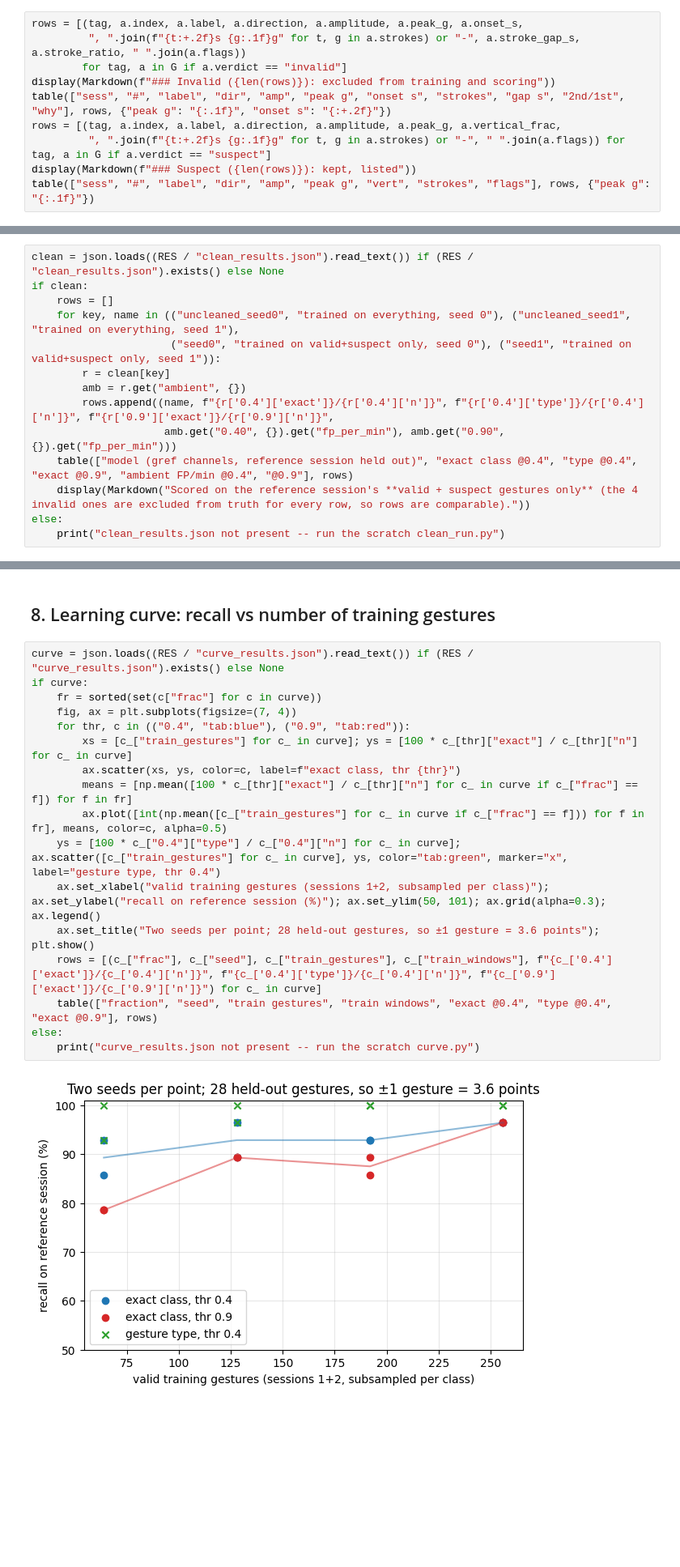
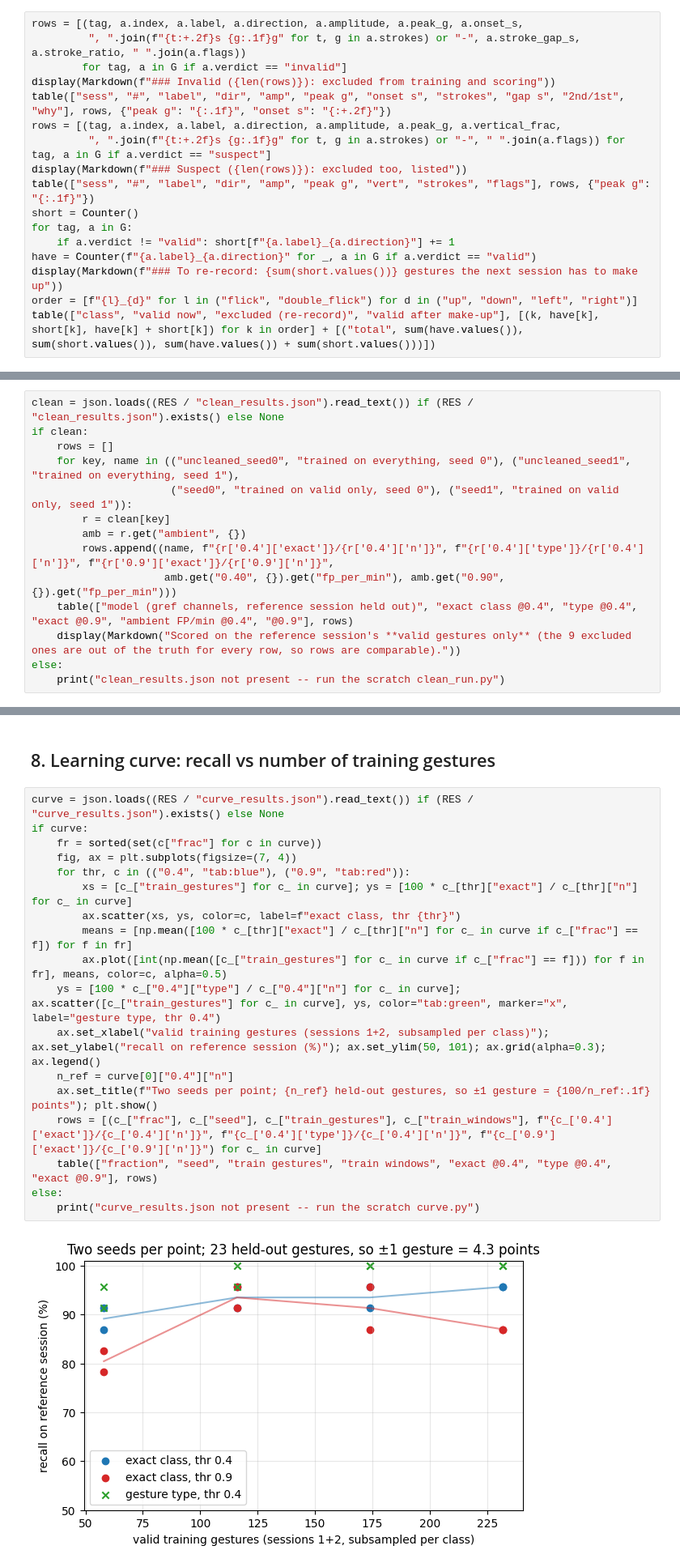
Before and after one commit to akashanand617/Claude_Whip, a Jupyter notebook: notebooks/data_quality.ipynb, the cells around one changed output, grey strips where cells are left out. Shown at 81% size. Drawn from its saved outputs; the diff is of its cells as text; blank space fills up the shorter version.

```diff
--- a/notebooks/data_quality.ipynb
+++ b/notebooks/data_quality.ipynb
@@ -182,8 +187,15 @@ display(Markdown(f"### Invalid ({len(rows)}): excluded from training and scoring
 table(["sess", "#", "label", "dir", "amp", "peak g", "onset s", "strokes", "gap s", "2nd/1st", "why"], rows, {"peak g": "{:.1f}", "onset s": "{:+.2f}"})
 rows = [(tag, a.index, a.label, a.direction, a.amplitude, a.peak_g, a.vertical_frac,
          ", ".join(f"{t:+.2f}s {g:.1f}g" for t, g in a.strokes) or "-", " ".join(a.flags)) for tag, a in G if a.verdict == "suspect"]
-display(Markdown(f"### Suspect ({len(rows)}): kept, listed"))
+display(Markdown(f"### Suspect ({len(rows)}): excluded too, listed"))
 table(["sess", "#", "label", "dir", "amp", "peak g", "vert", "strokes", "flags"], rows, {"peak g": "{:.1f}"})
+short = Counter()
+for tag, a in G:
+    if a.verdict != "valid": short[f"{a.label}_{a.direction}"] += 1
+have = Counter(f"{a.label}_{a.direction}" for _, a in G if a.verdict == "valid")
+display(Markdown(f"### To re-record: {sum(short.values())} gestures the next session has to make up"))
+order = [f"{l}_{d}" for l in ("flick", "double_flick") for d in ("up", "down", "left", "right")]
+table(["class", "valid now", "excluded (re-record)", "valid after make-up"], [(k, have[k], short[k], have[k] + short[k]) for k in order] + [("total", sum(have.values()), sum(short.values()), sum(have.values()) + sum(short.values()))])
 # %% [output]
 ### Invalid (12): excluded from training and scoring
 | sess | # | label | dir | amp | peak g | onset s | strokes | gap s | 2nd/1st | why |
@@ -310,13 +334,13 @@ clean = json.loads((RES / "clean_results.json").read_text()) if (RES / "clean_re
 if clean:
     rows = []
     for key, name in (("uncleaned_seed0", "trained on everything, seed 0"), ("uncleaned_seed1", "trained on everything, seed 1"),
-                      ("seed0", "trained on valid+suspect only, seed 0"), ("seed1", "trained on valid+suspect only, seed 1")):
+                      ("seed0", "trained on valid only, seed 0"), ("seed1", "trained on valid only, seed 1")):
         r = clean[key]
         amb = r.get("ambient", {})
         rows.append((name, f"{r['0.4']['exact']}/{r['0.4']['n']}", f"{r['0.4']['type']}/{r['0.4']['n']}", f"{r['0.9']['exact']}/{r['0.9']['n']}",
                      amb.get("0.40", {}).get("fp_per_min"), amb.get("0.90", {}).get("fp_per_min")))
     table(["model (gref channels, reference session held out)", "exact class @0.4", "type @0.4", "exact @0.9", "ambient FP/min @0.4", "@0.9"], rows)
-    display(Markdown("Scored on the reference session's **valid + suspect gestures only** (the 4 invalid ones are excluded from truth for every row, so rows are comparable)."))
+    display(Markdown("Scored on the reference session's **valid gestures only** (the 9 excluded ones are out of the truth for every row, so rows are comparable)."))
 else:
     print("clean_results.json not present -- run the scratch clean_run.py")
 # %% [output]
@@ -332,21 +356,22 @@ Scored on the reference session's **valid + suspect gestures only** (the 4 inval
 # %%
 curve = json.loads((RES / "curve_results.json").read_text()) if (RES / "curve_results.json").exists() else None
 if curve:
     fr = sorted(set(c["frac"] for c in curve))
     fig, ax = plt.subplots(figsize=(7, 4))
     for thr, c in (("0.4", "tab:blue"), ("0.9", "tab:red")):
         xs = [c_["train_gestures"] for c_ in curve]; ys = [100 * c_[thr]["exact"] / c_[thr]["n"] for c_ in curve]
         ax.scatter(xs, ys, color=c, label=f"exact class, thr {thr}")
         means = [np.mean([100 * c_[thr]["exact"] / c_[thr]["n"] for c_ in curve if c_["frac"] == f]) for f in fr]
         ax.plot([int(np.mean([c_["train_gestures"] for c_ in curve if c_["frac"] == f])) for f in fr], means, color=c, alpha=0.5)
     ys = [100 * c_["0.4"]["type"] / c_["0.4"]["n"] for c_ in curve]; ax.scatter([c_["train_gestures"] for c_ in curve], ys, color="tab:green", marker="x", label="gesture type, thr 0.4")
     ax.set_xlabel("valid training gestures (sessions 1+2, subsampled per class)"); ax.set_ylabel("recall on reference session (%)"); ax.set_ylim(50, 101); ax.grid(alpha=0.3); ax.legend()
-    ax.set_title("Two seeds per point; 28 held-out gestures, so ±1 gesture = 3.6 points"); plt.show()
+    n_ref = curve[0]["0.4"]["n"]
+    ax.set_title(f"Two seeds per point; {n_ref} held-out gestures, so ±1 gesture = {100/n_ref:.1f} points"); plt.show()
     rows = [(c_["frac"], c_["seed"], c_["train_gestures"], c_["train_windows"], f"{c_['0.4']['exact']}/{c_['0.4']['n']}", f"{c_['0.4']['type']}/{c_['0.4']['n']}", f"{c_['0.9']['exact']}/{c_['0.9']['n']}") for c_ in curve]
     table(["fraction", "seed", "train gestures", "train windows", "exact @0.4", "type @0.4", "exact @0.9"], rows)
 else:
     print("curve_results.json not present -- run the scratch curve.py")
 # %% [output]
-[figure, old version]
+[figure, new version]
 | fraction | seed | train gestures | train windows | exact @0.4 | type @0.4 | exact @0.9 |
 |---|---|---|---|---|---|---|
```
Also changed, not shown: parts of 9 cells of this notebook, 9 other files.
